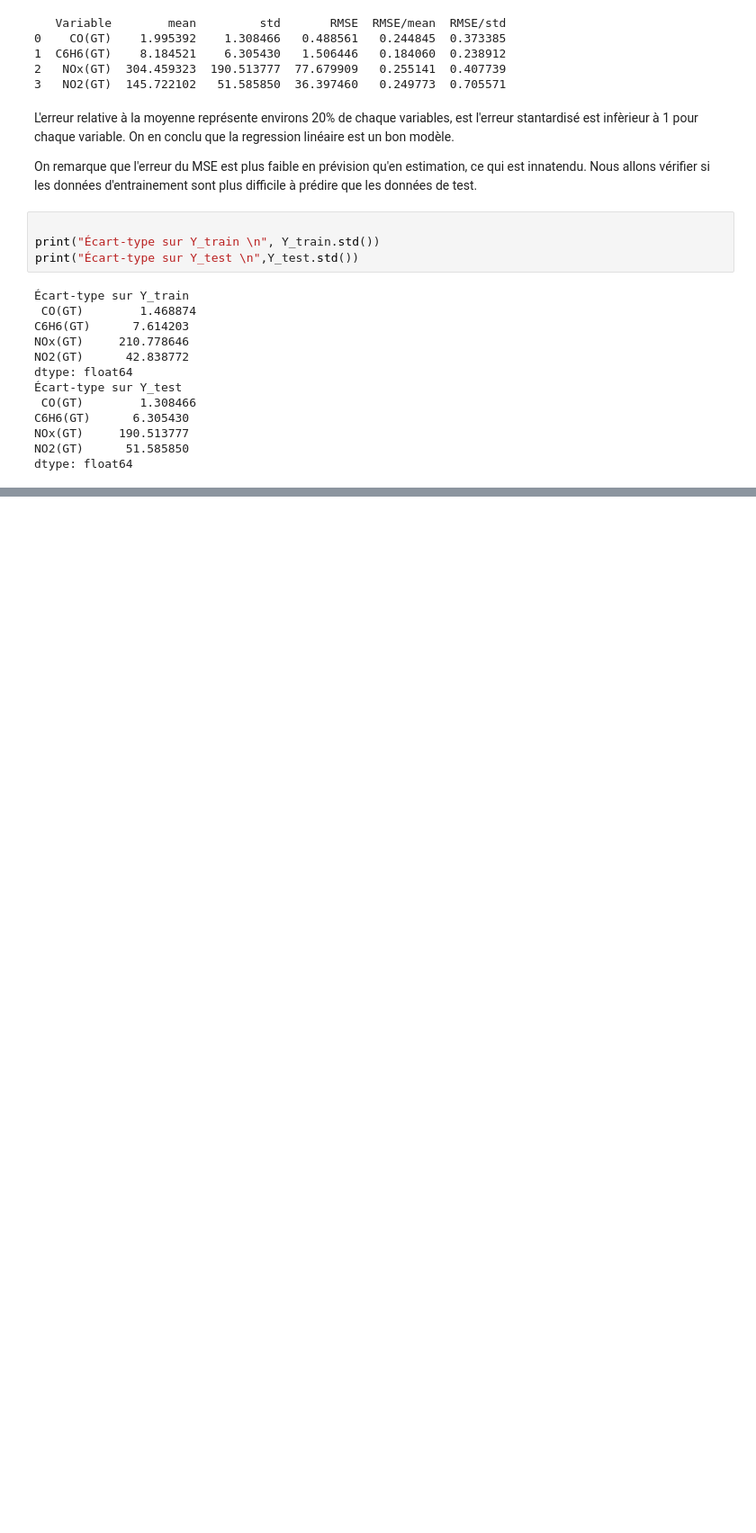
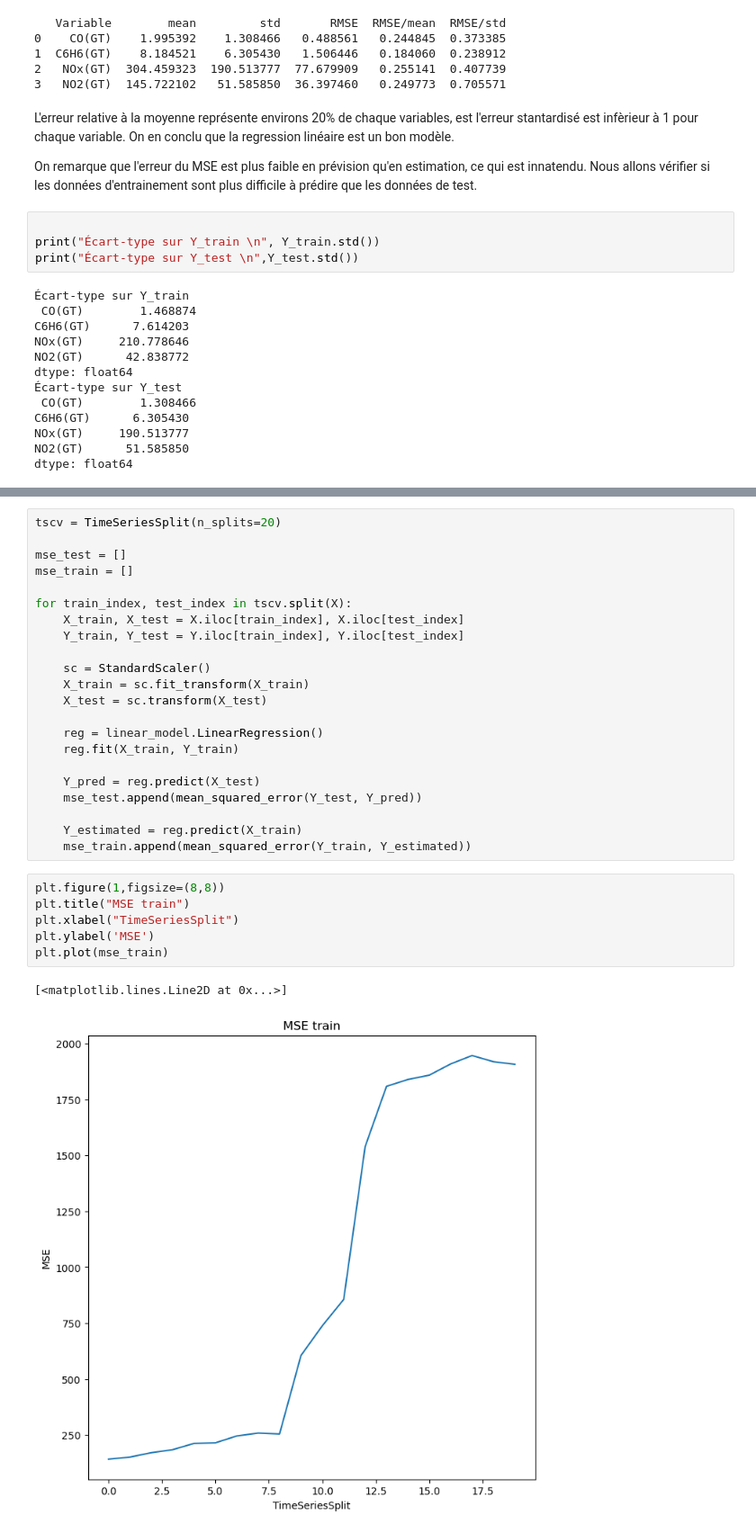
Before and after one commit to NourBouabid/regression_air_quality, a Jupyter notebook: notebook.ipynb, the cells around one changed output, grey strips where cells are left out. Shown at 90% size. Drawn from its saved outputs; the diff is of its cells as text; blank space fills up the shorter version.

```diff
--- a/notebook.ipynb
+++ b/notebook.ipynb
@@ -213,0 +218,31 @@ Il semble que la variable `NOx(GT)` soit en effet moins stables dans les donnée
+# %%
+tscv = TimeSeriesSplit(n_splits=20)
+
+mse_test = []
+mse_train = []
+
+for train_index, test_index in tscv.split(X):
+    X_train, X_test = X.iloc[train_index], X.iloc[test_index]
+    Y_train, Y_test = Y.iloc[train_index], Y.iloc[test_index]
+
+    sc = StandardScaler()
+    X_train = sc.fit_transform(X_train)
+    X_test = sc.transform(X_test)
+
+    reg = linear_model.LinearRegression()
+    reg.fit(X_train, Y_train)
+
+    Y_pred = reg.predict(X_test)
+    mse_test.append(mean_squared_error(Y_test, Y_pred))
+
+    Y_estimated = reg.predict(X_train)
+    mse_train.append(mean_squared_error(Y_train, Y_estimated))
+# %%
+plt.figure(1,figsize=(8,8))
+plt.title("MSE train")
+plt.xlabel("TimeSeriesSplit")
+plt.ylabel('MSE')
+plt.plot(mse_train)
+# %% [output]
+[<matplotlib.lines.Line2D at 0x...>]
+[figure, added]
```
Also changed, not shown: parts of 5 cells of this notebook.
